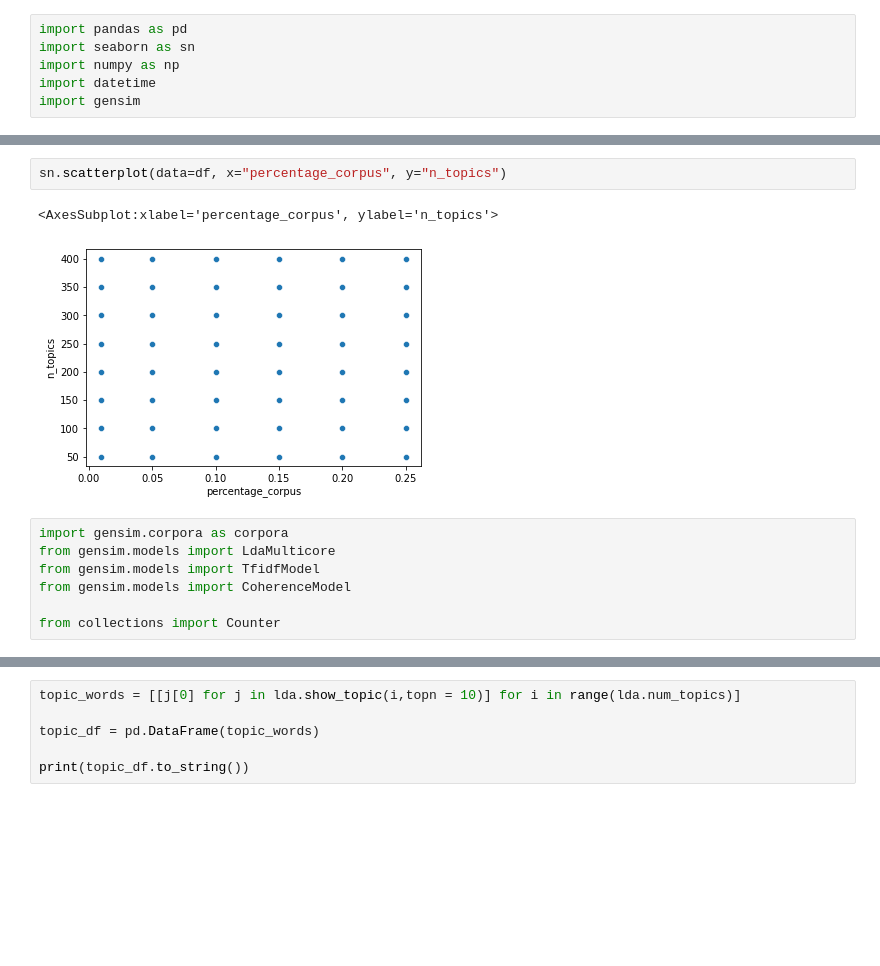
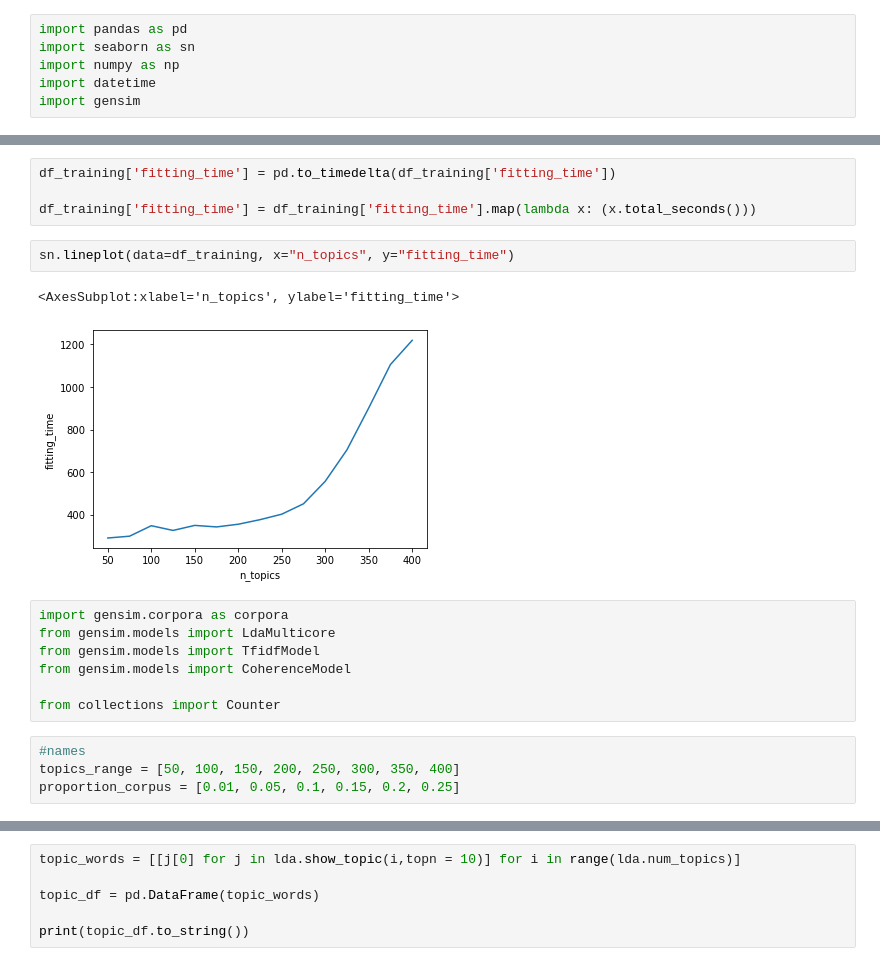
Before and after one commit to FCBT/Funding-Landscape, a Jupyter notebook: notebooks/data-subsets.ipynb, the cells around one changed output, grey strips where cells are left out. Saved outputs shown, nothing was run; the diff lists cells and outputs as text; blank space fills up the shorter version.

```diff
--- a/notebooks/data-subsets.ipynb
+++ b/notebooks/data-subsets.ipynb
@@ -31,8 +34,12 @@ sn.lineplot(data=df, x="percentage_corpus", y="fitting_time", hue="n_topics")
-# %%
-sn.scatterplot(data=df, x="percentage_corpus", y="n_topics")
-# %% [output]
-<AxesSubplot:xlabel='percentage_corpus', ylabel='n_topics'>
-[figure, removed]
+# %%
+df_training['fitting_time'] = pd.to_timedelta(df_training['fitting_time'])
+
+df_training['fitting_time'] = df_training['fitting_time'].map(lambda x: (x.total_seconds()))
+# %%
+sn.lineplot(data=df_training, x="n_topics", y="fitting_time")
+# %% [output]
+<AxesSubplot:xlabel='n_topics', ylabel='fitting_time'>
+[figure, added]
 # %%
 import gensim.corpora as corpora
 from gensim.models import LdaMulticore
@@ -40,4 +47,8 @@ from gensim.models import TfidfModel
 from gensim.models import CoherenceModel
 
 from collections import Counter
+# %%
+#names
+topics_range = [50, 100, 150, 200, 250, 300, 350, 400]
+proportion_corpus = [0.01, 0.05, 0.1, 0.15, 0.2, 0.25]
 # %%
```
Also changed, not shown: parts of 7 cells of this notebook, 1 other file.
